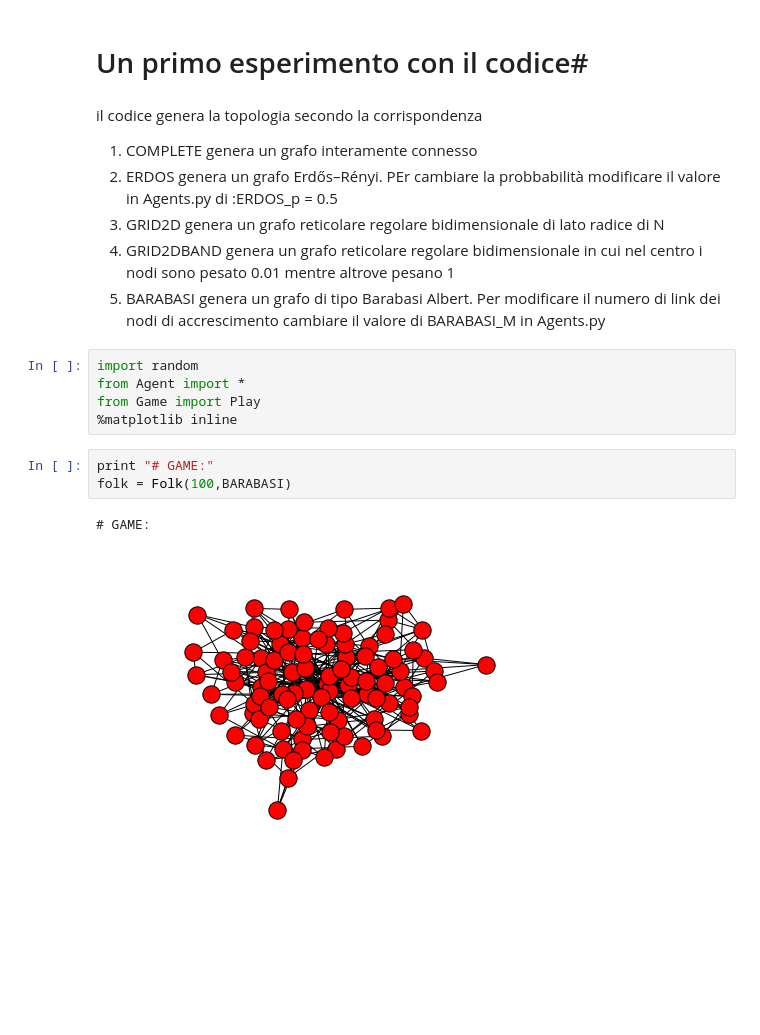
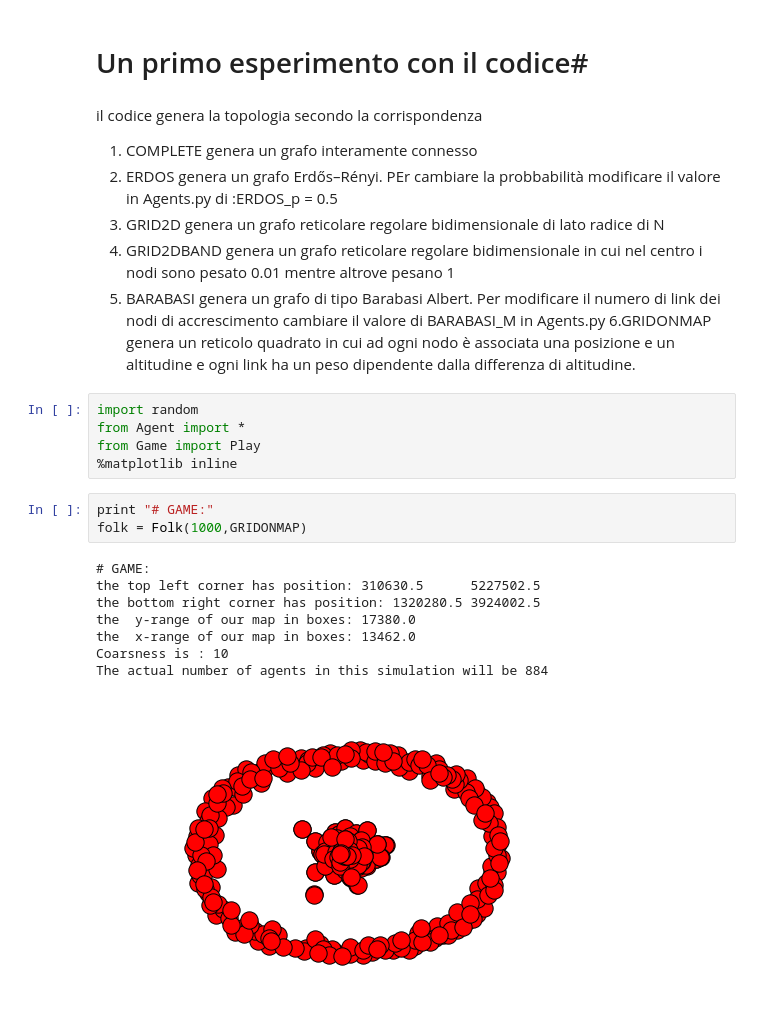
Before and after one commit to losardor/tesiLaurea, a Jupyter notebook: NG_losardo.ipynb, the cells around one changed output. Saved outputs shown, nothing was run; the diff lists cells and outputs as text; blank space fills up the shorter version.

Commit message:
Prima versione completa di calcolo sul reticolo

```diff
--- a/NG_losardo.ipynb
+++ b/NG_losardo.ipynb
@@ -7,6 +7,7 @@ il codice genera la topologia secondo la corrispondenza
 3. GRID2D genera un grafo reticolare regolare bidimensionale di lato radice di N
 4. GRID2DBAND genera un grafo reticolare regolare bidimensionale in cui nel centro i nodi sono pesato 0.01 mentre altrove pesano 1
 5. BARABASI genera un grafo di tipo Barabasi Albert. Per modificare il numero di link dei nodi di accrescimento cambiare il valore di BARABASI_M in Agents.py
+6.GRIDONMAP genera un reticolo quadrato in cui ad ogni nodo è associata una posizione e un altitudine e ogni link ha un peso dipendente dalla differenza di altitudine.
 # %%
 import random
 from Agent import *
@@ -14,8 +15,14 @@ from Game import Play
 %matplotlib inline
 # %%
 print "# GAME:"
-folk = Folk(100,BARABASI)
+folk = Folk(1000,GRIDONMAP)
 # %% [output]
 # GAME:
+the top left corner has position: 310630.5      5227502.5
+the bottom right corner has position: 1320280.5 3924002.5
+the  y-range of our map in boxes: 17380.0
+the  x-range of our map in boxes: 13462.0
+Coarsness is : 10
+The actual number of agents in this simulation will be 884
-[figure, old version]
+[figure, new version]
 # %%
```
Also changed, not shown: parts of 1 cell of this notebook, 8 other files.
